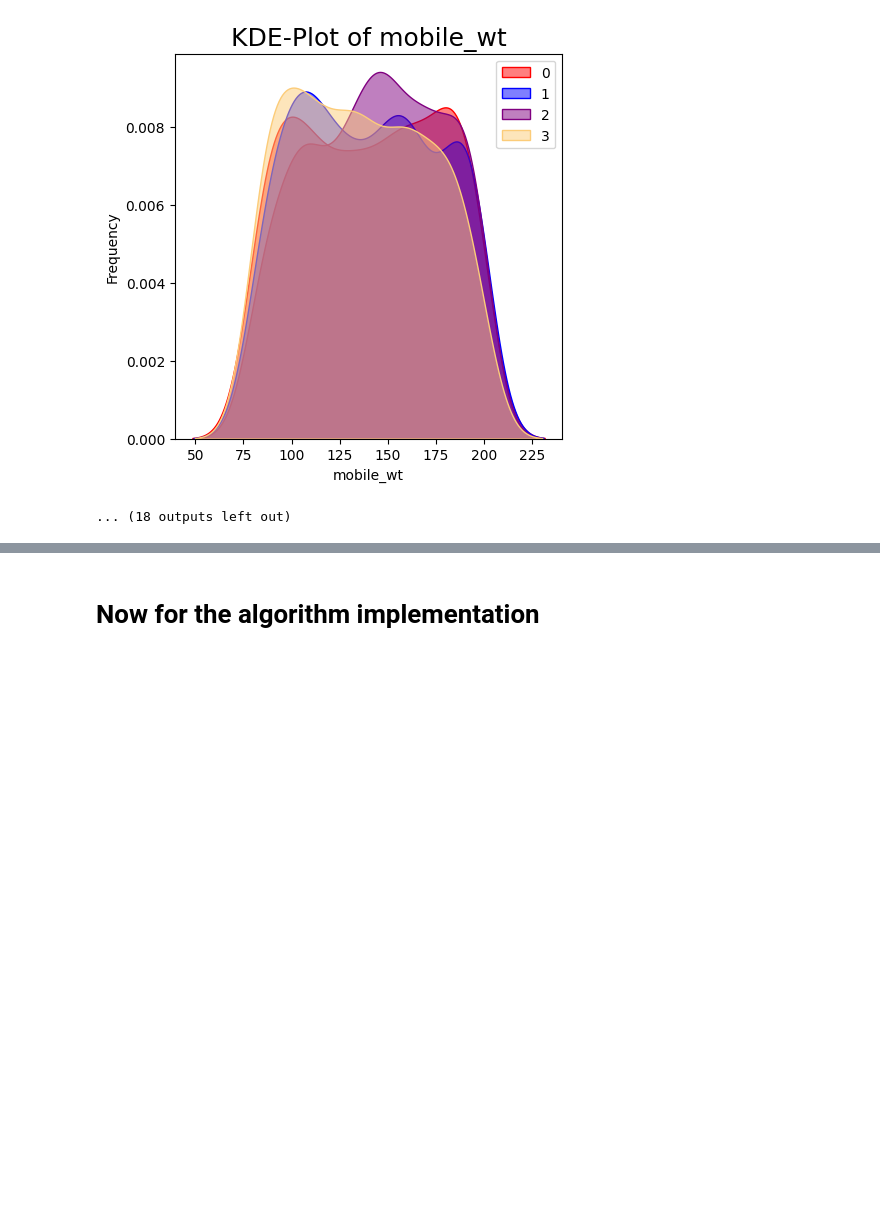
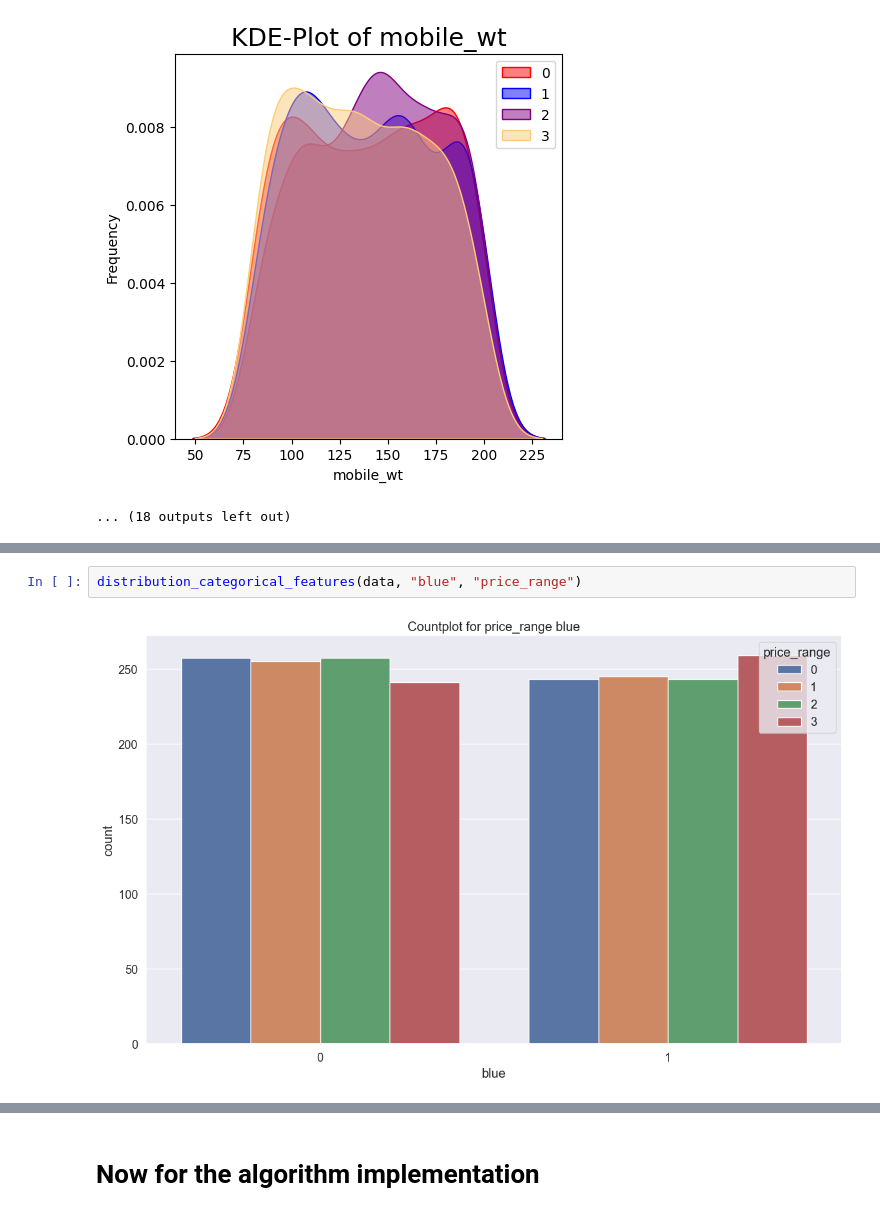
Before and after one commit to Samikshya0620/Mobile-Price-Classifier, a Jupyter notebook: randow_forest.ipynb, the cells around one changed output, grey strips where cells are left out. Drawn from its saved outputs; the diff is of its cells as text; blank space fills up the shorter version.

```diff
--- a/randow_forest.ipynb
+++ b/randow_forest.ipynb
@@ -426,0 +448,4 @@ This will become an error in seaborn v0.14.0; please update your code.
+# %%
+distribution_categorical_features(data, "blue", "price_range")
+# %% [output]
+[figure, added]
```
Also changed, not shown: parts of 8 cells of this notebook, 2 other files.
